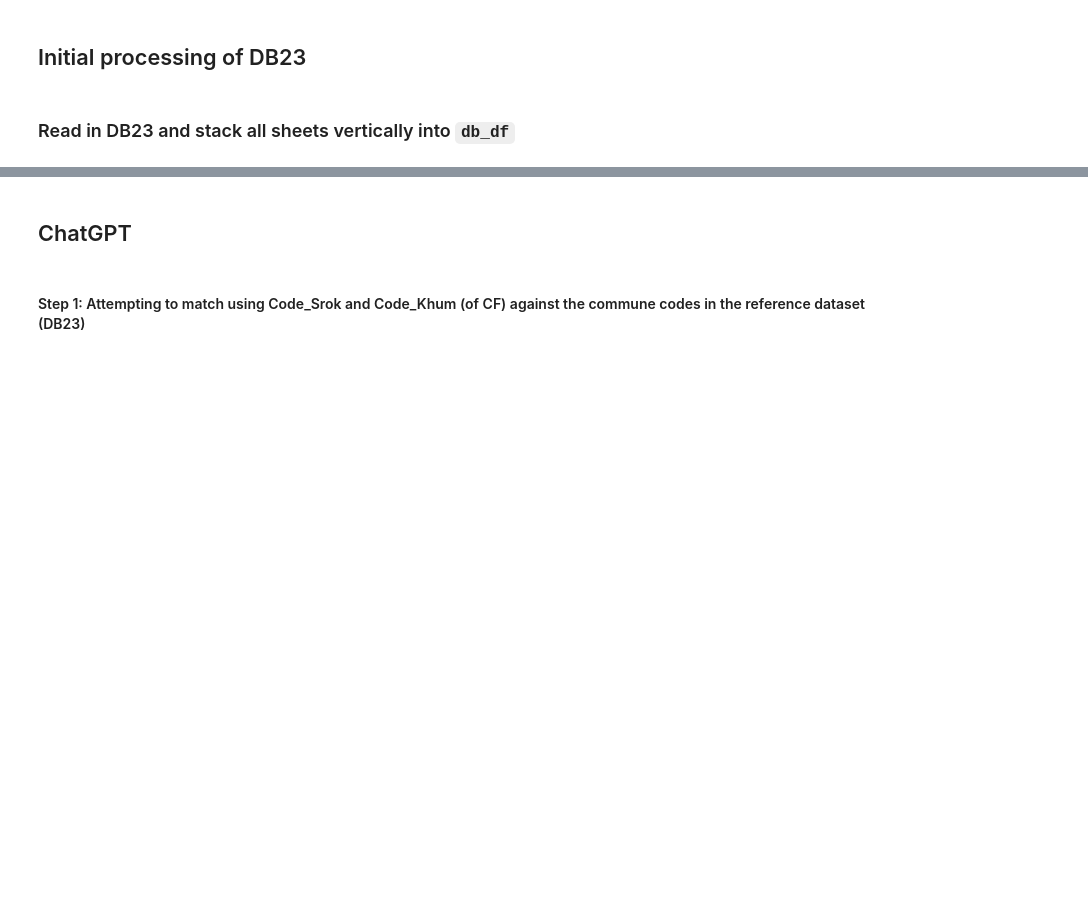
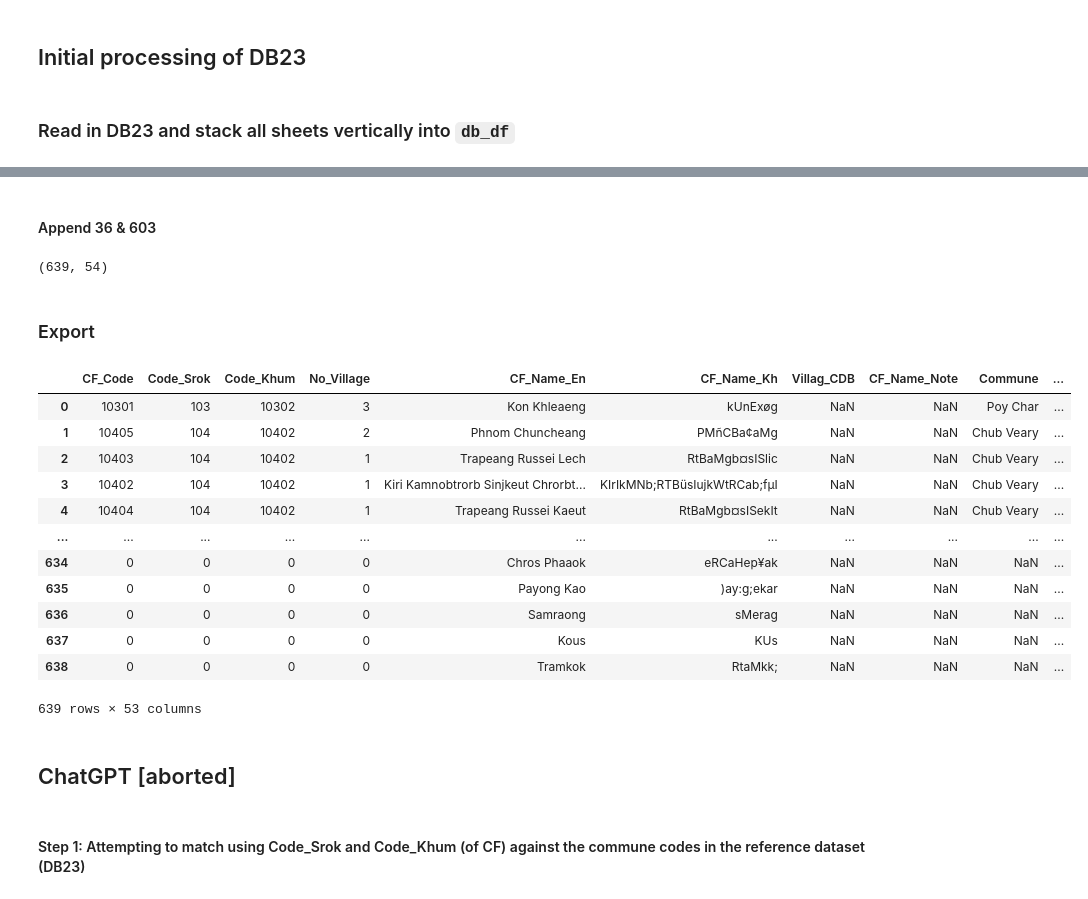
Before and after one commit to sig-gis/mpi, a Jupyter notebook: code/other/match_commune_CF_vs_DB23.ipynb, the cells around one changed output, grey strips where cells are left out. Saved outputs shown, nothing was run; the diff lists cells and outputs as text; code cells hidden in the pictures; blank space fills up the shorter version.

```diff
--- a/code/other/match_commune_CF_vs_DB23.ipynb
+++ b/code/other/match_commune_CF_vs_DB23.ipynb
@@ -41,0 +213,3 @@ db_df = pd.concat(db_prov_df_lst)
+# %%
+CF36_w_DB23CommLst['Code_Comm_DB23'] = CF36_w_DB23CommLst['Code']
+CF36_w_DB23CommLst['Commun_DB23'] = CF36_w_DB23CommLst['Name (Latin)']
@@ -41,0 +218,31 @@ db_df = pd.concat(db_prov_df_lst)
+# %%
+CF36_w_DB23CommLst['Commun_DB23_Note'] = 'not matched based on CommGis, \
+matched through codes of commune boundaries intersecting with the CF'
+# %%
+CF36_w_DB23CommLst.drop(columns=['Code', 'Name (Latin)', 'Commune_DB23_cln'], inplace=True)
+# %% [markdown]
+#### Append 36 & 603
+# %%
+all_CF_gdf = pd.concat([CF603_gdf, CF36_w_DB23CommLst], ignore_index=True)
+all_CF_gdf.shape
+# %% [output]
+(639, 54)
+# %% [markdown]
+### Export
+# %%
+all_CF_gdf.drop(columns='Unnamed: 0', inplace=True)
+all_CF_gdf
+# %% [output]
+|  | CF_Code | Code_Srok | Code_Khum | No_Village | CF_Name_En | CF_Name_Kh | Villag_CDB | CF_Name_Note | Commune | ... |
+| 0 | 10301 | 103 | 10302 | 3 | Kon Khleaeng | kUnExøg | NaN | NaN | Poy Char | ... |
+| 1 | 10405 | 104 | 10402 | 2 | Phnom Chuncheang | PMñCBa¢aMg | NaN | NaN | Chub Veary | ... |
+| 2 | 10403 | 104 | 10402 | 1 | Trapeang Russei Lech | RtBaMgb¤sISlic | NaN | NaN | Chub Veary | ... |
+| 3 | 10402 | 104 | 10402 | 1 | Kiri Kamnobtrorb Sinjkeut Chrorbt... | KIrIkMNb;RTBüsIujkWtRCab;fµI | NaN | NaN | Chub Veary | ... |
+| 4 | 10404 | 104 | 10402 | 1 | Trapeang Russei Kaeut | RtBaMgb¤sISekIt | NaN | NaN | Chub Veary | ... |
+| ... | ... | ... | ... | ... | ... | ... | ... | ... | ... | ... |
+| 634 | 0 | 0 | 0 | 0 | Chros Phaaok | eRCaHep¥ak | NaN | NaN | NaN | ... |
+| 635 | 0 | 0 | 0 | 0 | Payong Kao | )ay:g;ekar | NaN | NaN | NaN | ... |
+| 636 | 0 | 0 | 0 | 0 | Samraong | sMerag | NaN | NaN | NaN | ... |
+| 637 | 0 | 0 | 0 | 0 | Kous | KUs | NaN | NaN | NaN | ... |
+| 638 | 0 | 0 | 0 | 0 | Tramkok | RtaMkk; | NaN | NaN | NaN | ... |
+639 rows × 53 columns
@@ -42,5 +254,5 @@ db_df = pd.concat(db_prov_df_lst)
 # %% [markdown]
-## ChatGPT
+## ChatGPT [aborted]
 # %% [markdown]
 #### Step 1: Attempting to match using Code_Srok and Code_Khum (of CF) against the commune codes in the reference dataset (DB23)
 # %%
```
Also changed, not shown: parts of 43 cells of this notebook, 2 other files.
